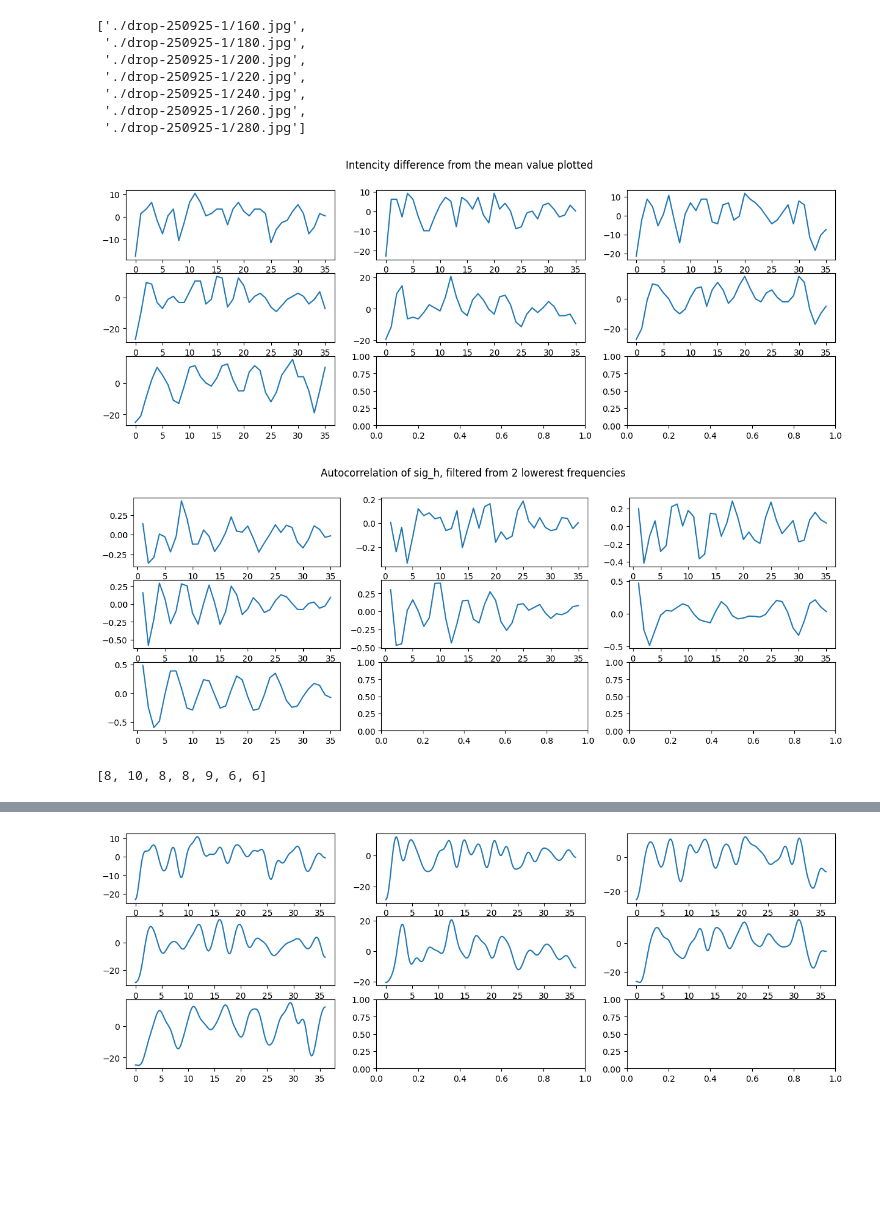
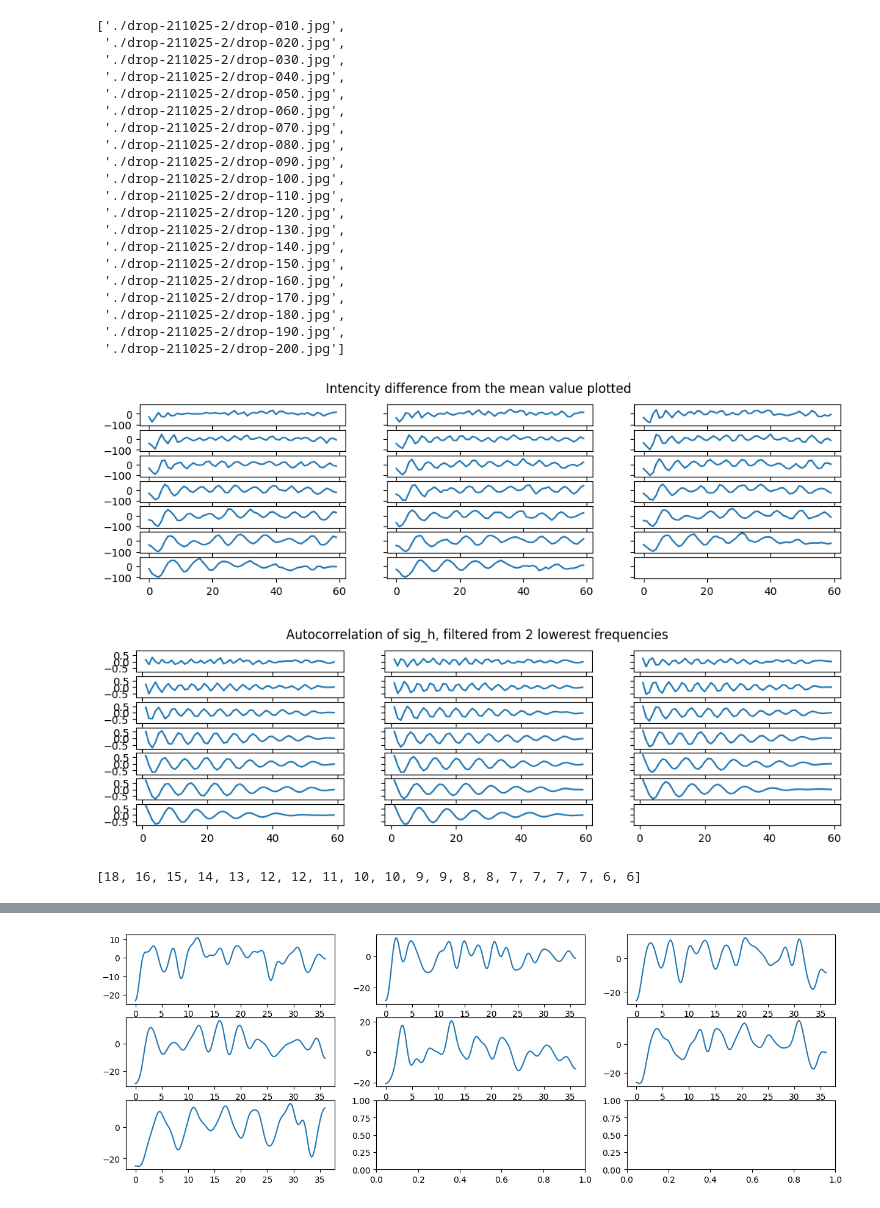
Before and after one commit to annamogo/DiplomaLISF, a Jupyter notebook: sequence_image_anal.ipynb, the cells around one changed output, grey strips where cells are left out. Drawn from its saved outputs; the diff is of its cells as text; code cells hidden in the pictures; blank space fills up the shorter version.

```diff
--- a/sequence_image_anal.ipynb
+++ b/sequence_image_anal.ipynb
@@ -18,16 +15,29 @@ The autoreload extension is already loaded. To reload it, use:
 # %%
-dir_path = './drop-250925-1'
+dir_path = './drop-211025-2'
 img_path_list = [dir_path + '/'+ f for f in os.listdir(dir_path) if f.endswith('.jpg')]
 img_path_list.sort()
 img_path_list
 # %% [output]
-['./drop-250925-1/160.jpg',
- './drop-250925-1/180.jpg',
- './drop-250925-1/200.jpg',
- './drop-250925-1/220.jpg',
- './drop-250925-1/240.jpg',
- './drop-250925-1/260.jpg',
- './drop-250925-1/280.jpg']
+['./drop-211025-2/drop-010.jpg',
+ './drop-211025-2/drop-020.jpg',
+ './drop-211025-2/drop-030.jpg',
+ './drop-211025-2/drop-040.jpg',
+ './drop-211025-2/drop-050.jpg',
+ './drop-211025-2/drop-060.jpg',
+ './drop-211025-2/drop-070.jpg',
+ './drop-211025-2/drop-080.jpg',
+ './drop-211025-2/drop-090.jpg',
+ './drop-211025-2/drop-100.jpg',
+ './drop-211025-2/drop-110.jpg',
+ './drop-211025-2/drop-120.jpg',
+ './drop-211025-2/drop-130.jpg',
+ './drop-211025-2/drop-140.jpg',
+ './drop-211025-2/drop-150.jpg',
+ './drop-211025-2/drop-160.jpg',
+ './drop-211025-2/drop-170.jpg',
+ './drop-211025-2/drop-180.jpg',
+ './drop-211025-2/drop-190.jpg',
+ './drop-211025-2/drop-200.jpg']
 # %%
 json_path = 'sequence.txt'
 
@@ -35,21 +45,21 @@ ga.choose_multy(img_path_list, json_path, mode='common')
 # %%
 # upload ntencity distributions from json file and
 # look at the integral intencity distribution plotted
 
 with open(json_path,'r') as f:
     imgs = json.load(f)[:-1]
 
 img_count = len(imgs)
-row_count = (img_count+3-img_count%3)//3
+row_count = (img_count+2)//3
 
-fig, ax = plt.subplots(row_count, 3, figsize=(5*row_count, 5))
+fig, ax = plt.subplots(row_count, 3, figsize=(12, row_count//2), sharex=True, sharey=True)
 
 for i in range(img_count):
     ax[i//3][i%3].plot(imgs[i])
 plt.suptitle("Intencity difference from the mean value plotted")
 plt.show()
 # %% [output]
-[figure, old version]
+[figure, new version]
 # %%
 # to make peaks more prominent it is nesessary to
 # remove low frequencies from the signals
@@ -66,20 +76,20 @@ sig_h = [signal.filtfilt(bh, ah, img, method='gust') for img in imgs]
 
 cor_res =  [san.auto_corr(sig, sig_len, dt=1) for sig in sig_h]
 
-fig, ax = plt.subplots(row_count, 3, figsize=(5*row_count, 5))
+fig, ax = plt.subplots(row_count, 3, figsize=(12, row_count//2), sharex=True, sharey=True)
 for i in range(img_count):
     ax[i//3][i%3].plot(*cor_res[i])
 plt.suptitle(f"Autocorrelation of sig_h, filtered from {nl} lowerest frequencies")
 plt.show()
 # %% [output]
-[figure, old version]
+[figure, new version]
 # %%
 # counting peaks in original signal
 
-peak_count = [san.peak_counter(sig)[0] for sig in sig_h]
+peak_count = [san.peak_counter(cor[1])[0] for cor in cor_res]
 print(peak_count)
 # %% [output]
-[8, 10, 8, 8, 9, 6, 6]
+[18, 16, 15, 14, 13, 12, 12, 11, 10, 10, 9, 9, 8, 8, 7, 7, 7, 7, 6, 6]
 # %%
 # to make peaks more prominent it is nesessary to
 # remove low frequencies from the signals
```
Also changed, not shown: parts of 10 cells of this notebook, 1 other file.
